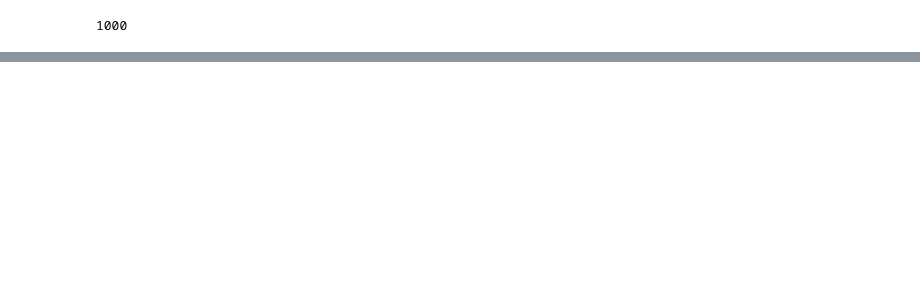
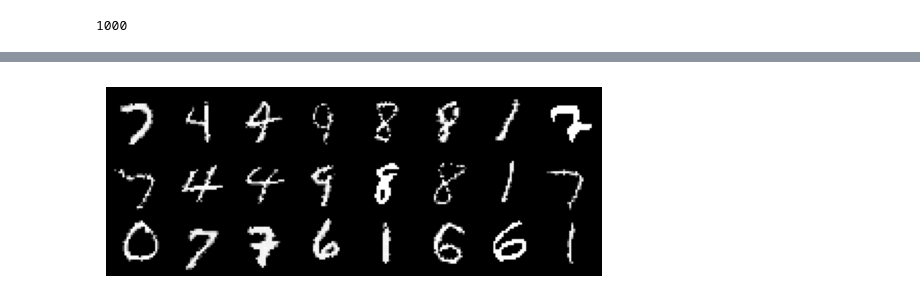
Before and after one commit to PanetoneTryhard/TrabajoVC, a Jupyter notebook: RedSiamesa_PyTorch.ipynb, the cells around one changed output, grey strips where cells are left out. Cells and saved outputs as stored; diff of their text form; code cells hidden in the pictures; blank space fills up the shorter version.

```diff
--- a/RedSiamesa_PyTorch.ipynb
+++ b/RedSiamesa_PyTorch.ipynb
@@ -257,0 +294,16 @@ WARNING:matplotlib.image:Clipping input data to the valid range for imshow with
+# %%
+siamese_dataset2 = SiameseNetworkDatasetTriplet(dataset=train_dataset,transform=transform)
+# %%
+# Create a simple dataloader just for simple visualization
+vis_dataloader = DataLoader(siamese_dataset2,
+                        shuffle=True,
+                        num_workers=2,
+                        batch_size=8)
+
+# Extract one batch
+example_batch = next(iter(vis_dataloader))
+
+concatenated = torch.cat((example_batch[0], example_batch[1], example_batch[2]),0)
+
+imshow(torchvision.utils.make_grid(concatenated))
+# %% [output]
@@ -257,0 +311 @@ WARNING:matplotlib.image:Clipping input data to the valid range for imshow with
+[figure, added]
```
Also changed, not shown: parts of 10 cells of this notebook.
